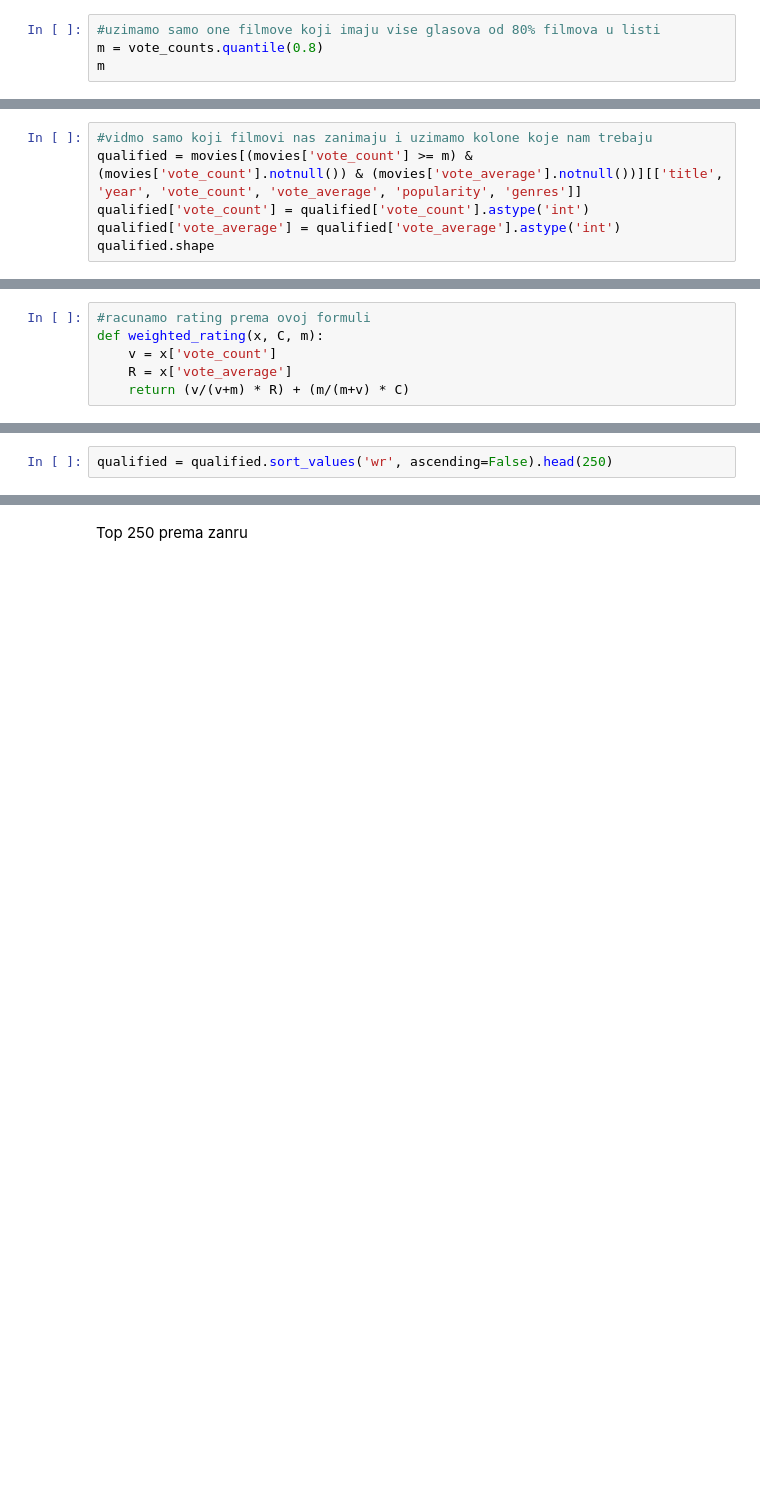
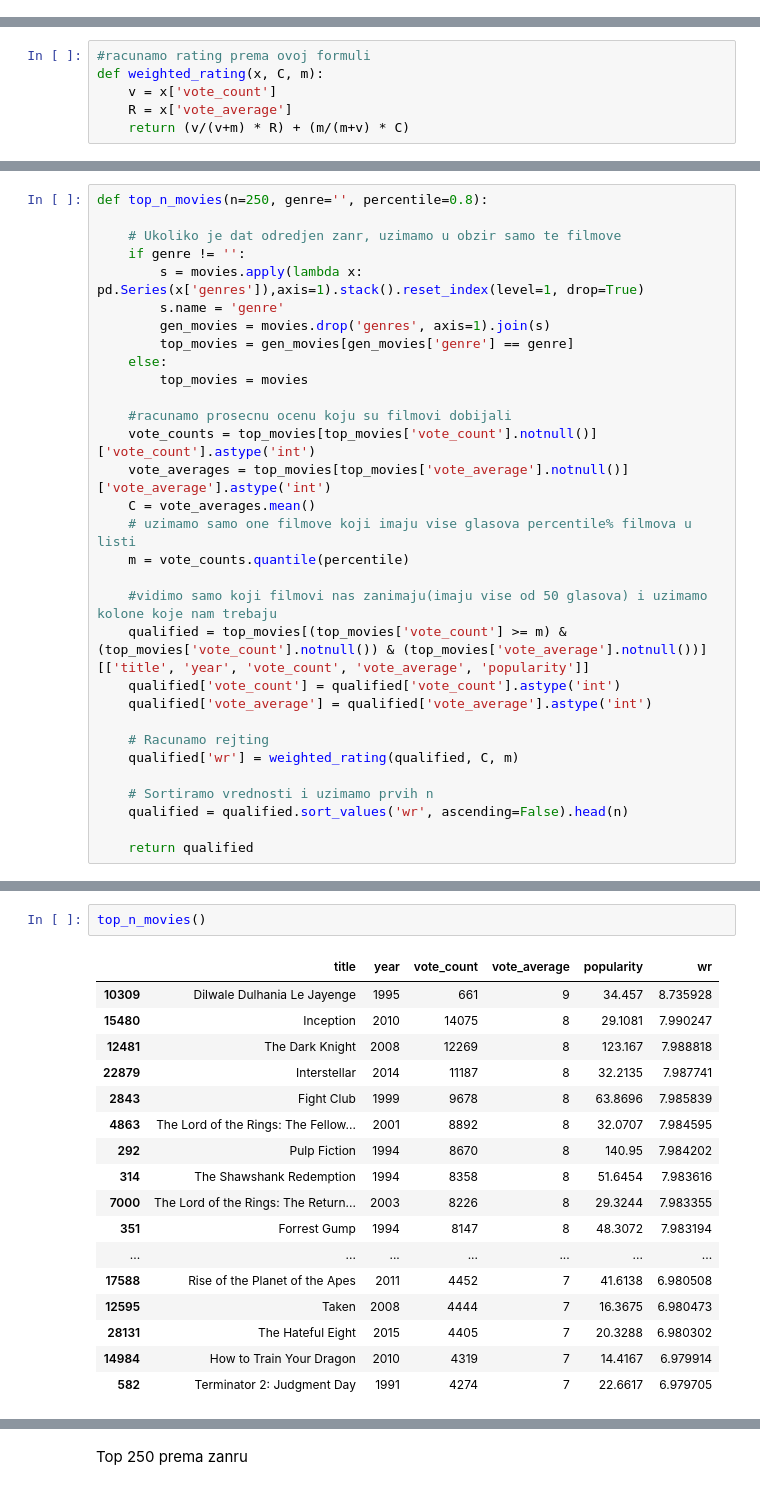
Before and after one commit to NatalijaKom/Recommender-System, a Jupyter notebook: colaborativeFiltering2.ipynb, the cells around one changed output, grey strips where cells are left out. Drawn from its saved outputs; the diff is of its cells as text; blank space fills up the shorter version.

```diff
--- a/colaborativeFiltering2.ipynb
+++ b/colaborativeFiltering2.ipynb
@@ -185,4 +185,0 @@ C
-# %%
-#uzimamo samo one filmove koji imaju vise glasova od 80% filmova u listi
-m = vote_counts.quantile(0.8)
-m
@@ -193,7 +197 @@ m
 movies['year'] = pd.to_datetime(movies['release_date'], errors='coerce').apply(lambda x: str(x).split('-')[0] if x != np.nan else np.nan)
-# %%
-#vidmo samo koji filmovi nas zanimaju i uzimamo kolone koje nam trebaju
-qualified = movies[(movies['vote_count'] >= m) & (movies['vote_count'].notnull()) & (movies['vote_average'].notnull())][['title', 'year', 'vote_count', 'vote_average', 'popularity', 'genres']]
-qualified['vote_count'] = qualified['vote_count'].astype('int')
-qualified['vote_average'] = qualified['vote_average'].astype('int')
-qualified.shape
@@ -210,2 +203,0 @@ qualified['wr'] = weighted_rating(qualified, C, m)
-# %%
-qualified = qualified.sort_values('wr', ascending=False).head(250)
@@ -232,0 +204,31 @@ qualified
+# %%
+def top_n_movies(n=250, genre='', percentile=0.8):
+
+    # Ukoliko je dat odredjen zanr, uzimamo u obzir samo te filmove
+    if genre != '':
+        s = movies.apply(lambda x: pd.Series(x['genres']),axis=1).stack().reset_index(level=1, drop=True)
+        s.name = 'genre'
+        gen_movies = movies.drop('genres', axis=1).join(s)
+        top_movies = gen_movies[gen_movies['genre'] == genre]
+    else:
+        top_movies = movies
+
+    #racunamo prosecnu ocenu koju su filmovi dobijali
+    vote_counts = top_movies[top_movies['vote_count'].notnull()]['vote_count'].astype('int')
+    vote_averages = top_movies[top_movies['vote_average'].notnull()]['vote_average'].astype('int')
+    C = vote_averages.mean()
+    # uzimamo samo one filmove koji imaju vise glasova percentile% filmova u listi
+    m = vote_counts.quantile(percentile)
+
+    #vidimo samo koji filmovi nas zanimaju(imaju vise od 50 glasova) i uzimamo kolone koje nam trebaju
+    qualified = top_movies[(top_movies['vote_count'] >= m) & (top_movies['vote_count'].notnull()) & (top_movies['vote_average'].notnull())][['title', 'year', 'vote_count', 'vote_average', 'popularity']]
+    qualified['vote_count'] = qualified['vote_count'].astype('int')
+    qualified['vote_average'] = qualified['vote_average'].astype('int')
+
+    # Racunamo rejting
+    qualified['wr'] = weighted_rating(qualified, C, m)
+
+    # Sortiramo vrednosti i uzimamo prvih n
+    qualified = qualified.sort_values('wr', ascending=False).head(n)
+
+    return qualified
@@ -232,0 +237,20 @@ qualified
+# %%
+top_n_movies()
+# %% [output]
+|  | title | year | vote_count | vote_average | popularity | wr |
+| 10309 | Dilwale Dulhania Le Jayenge | 1995 | 661 | 9 | 34.457 | 8.735928 |
+| 15480 | Inception | 2010 | 14075 | 8 | 29.1081 | 7.990247 |
+| 12481 | The Dark Knight | 2008 | 12269 | 8 | 123.167 | 7.988818 |
+| 22879 | Interstellar | 2014 | 11187 | 8 | 32.2135 | 7.987741 |
+| 2843 | Fight Club | 1999 | 9678 | 8 | 63.8696 | 7.985839 |
+| 4863 | The Lord of the Rings: The Fellow... | 2001 | 8892 | 8 | 32.0707 | 7.984595 |
+| 292 | Pulp Fiction | 1994 | 8670 | 8 | 140.95 | 7.984202 |
+| 314 | The Shawshank Redemption | 1994 | 8358 | 8 | 51.6454 | 7.983616 |
+| 7000 | The Lord of the Rings: The Return... | 2003 | 8226 | 8 | 29.3244 | 7.983355 |
+| 351 | Forrest Gump | 1994 | 8147 | 8 | 48.3072 | 7.983194 |
+| ... | ... | ... | ... | ... | ... | ... |
+| 17588 | Rise of the Planet of the Apes | 2011 | 4452 | 7 | 41.6138 | 6.980508 |
+| 12595 | Taken | 2008 | 4444 | 7 | 16.3675 | 6.980473 |
+| 28131 | The Hateful Eight | 2015 | 4405 | 7 | 20.3288 | 6.980302 |
+| 14984 | How to Train Your Dragon | 2010 | 4319 | 7 | 14.4167 | 6.979914 |
+| 582 | Terminator 2: Judgment Day | 1991 | 4274 | 7 | 22.6617 | 6.979705 |
```
Also changed, not shown: parts of 48 cells of this notebook.
